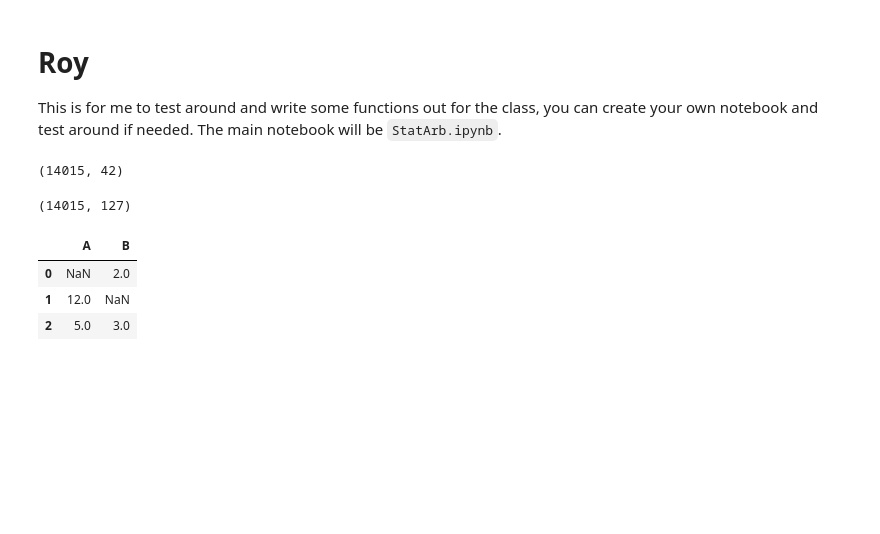
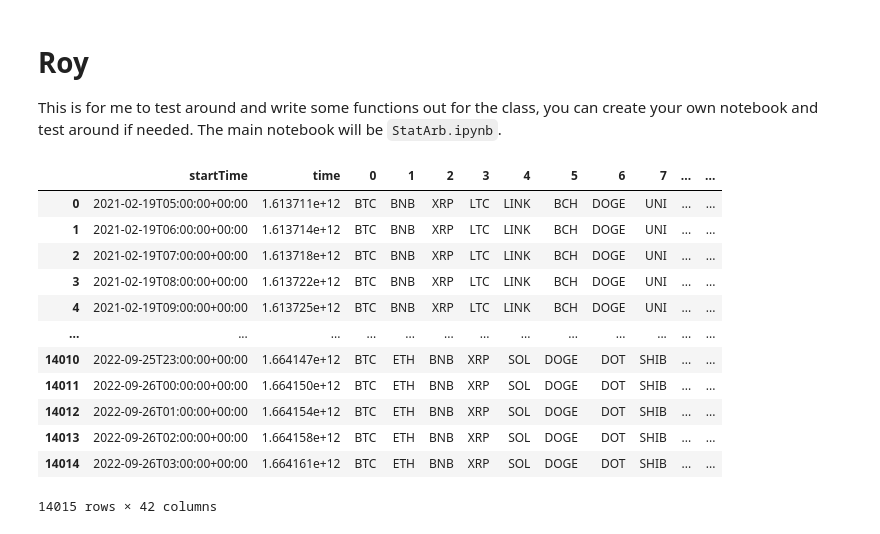
Before and after one commit to roymgabriel/6767-project3, a Jupyter notebook: roy_testing_notebook.ipynb, the cells around one changed output. Drawn from its saved outputs; the diff is of its cells as text; code cells hidden in the pictures; blank space fills up the shorter version.

```diff
--- a/roy_testing_notebook.ipynb
+++ b/roy_testing_notebook.ipynb
@@ -9,10 +9,18 @@ import numpy as np
 df = pd.read_csv("data/coin_universe_150K_40.csv")
 df2 = pd.read_csv('data/coin_all_prices.csv')
 # %%
-df.shape
+df
 # %% [output]
+|  | startTime | time | 0 | 1 | 2 | 3 | 4 | 5 | 6 | 7 | ... | ... |
+| 0 | 2021-02-19T05:00:00+00:00 | 1.613711e+12 | BTC | BNB | XRP | LTC | LINK | BCH | DOGE | UNI | ... | ... |
+| 1 | 2021-02-19T06:00:00+00:00 | 1.613714e+12 | BTC | BNB | XRP | LTC | LINK | BCH | DOGE | UNI | ... | ... |
+| 2 | 2021-02-19T07:00:00+00:00 | 1.613718e+12 | BTC | BNB | XRP | LTC | LINK | BCH | DOGE | UNI | ... | ... |
+| 3 | 2021-02-19T08:00:00+00:00 | 1.613722e+12 | BTC | BNB | XRP | LTC | LINK | BCH | DOGE | UNI | ... | ... |
+| 4 | 2021-02-19T09:00:00+00:00 | 1.613725e+12 | BTC | BNB | XRP | LTC | LINK | BCH | DOGE | UNI | ... | ... |
+| ... | ... | ... | ... | ... | ... | ... | ... | ... | ... | ... | ... | ... |
+| 14010 | 2022-09-25T23:00:00+00:00 | 1.664147e+12 | BTC | ETH | BNB | XRP | SOL | DOGE | DOT | SHIB | ... | ... |
+| 14011 | 2022-09-26T00:00:00+00:00 | 1.664150e+12 | BTC | ETH | BNB | XRP | SOL | DOGE | DOT | SHIB | ... | ... |
+| 14012 | 2022-09-26T01:00:00+00:00 | 1.664154e+12 | BTC | ETH | BNB | XRP | SOL | DOGE | DOT | SHIB | ... | ... |
+| 14013 | 2022-09-26T02:00:00+00:00 | 1.664158e+12 | BTC | ETH | BNB | XRP | SOL | DOGE | DOT | SHIB | ... | ... |
+| 14014 | 2022-09-26T03:00:00+00:00 | 1.664161e+12 | BTC | ETH | BNB | XRP | SOL | DOGE | DOT | SHIB | ... | ... |
-(14015, 42)
+14015 rows × 42 columns
-# %%
-df2.shape
-# %% [output]
-(14015, 127)
@@ -21,7 +26,0 @@ d = {'A': [np.nan, 12, 5], 'B': [2, np.nan, 3]}
-# %%
-pd.DataFrame(d)
-# %% [output]
-|  | A | B |
-| 0 | NaN | 2.0 |
-| 1 | 12.0 | NaN |
-| 2 | 5.0 | 3.0 |
```
Also changed, not shown: parts of 23 cells of this notebook, 1 other file.
